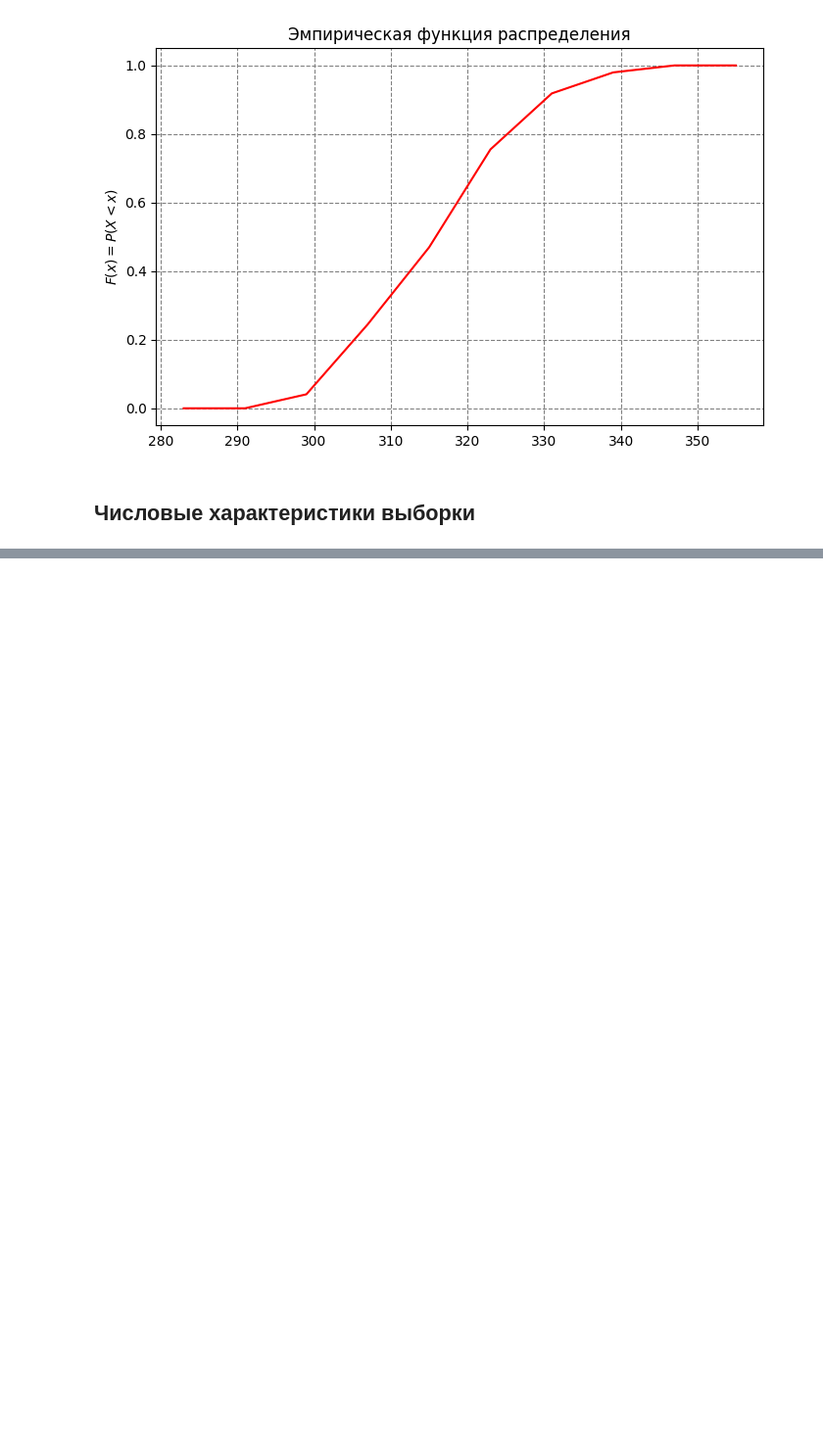
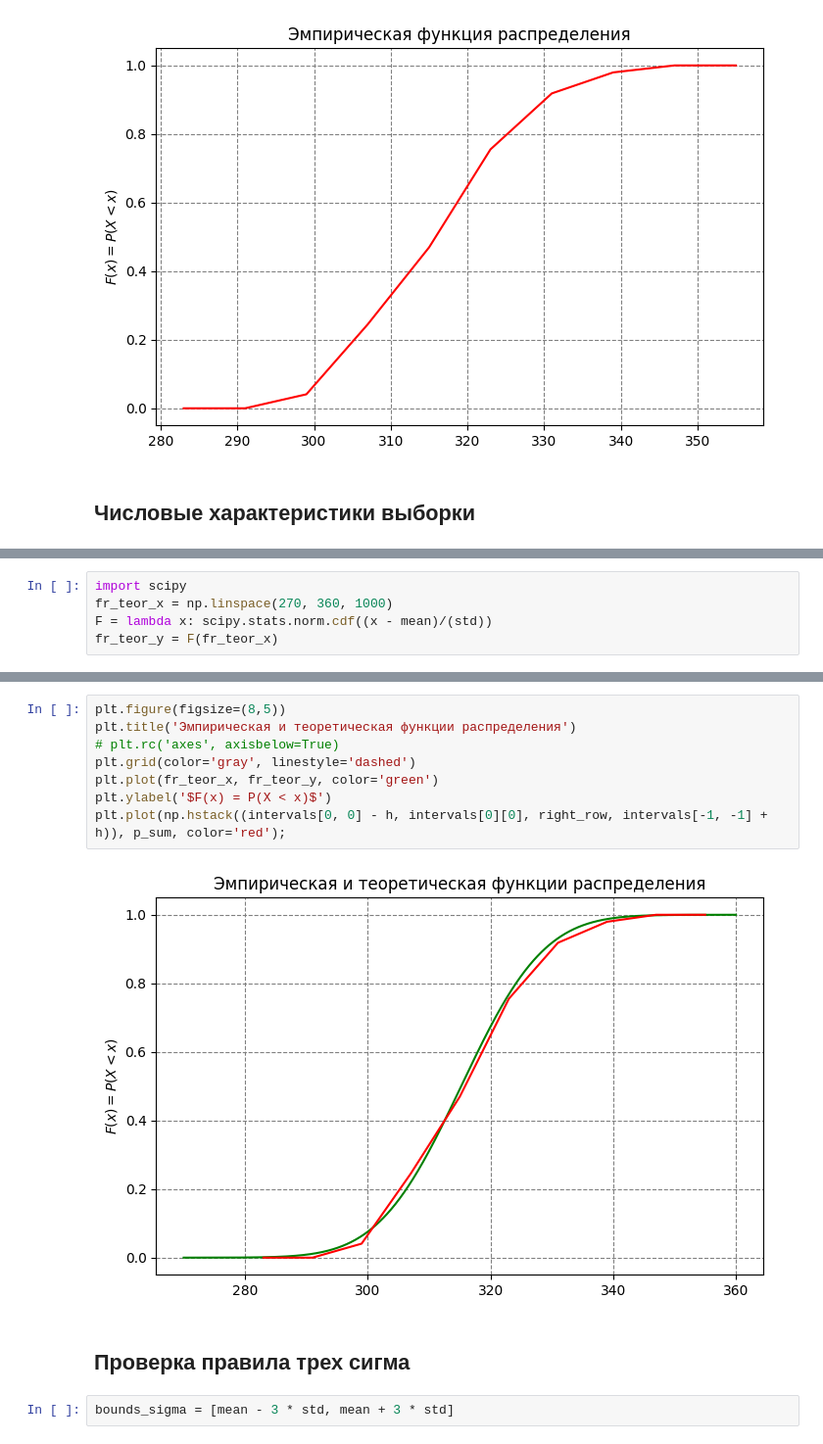
Before and after one commit to IvanBugaenko/NumericalMethods-Labs, a Jupyter notebook: terver/terver2.ipynb, the cells around one changed output, grey strips where cells are left out. Shown at 98% size. Drawn from its saved outputs; the diff is of its cells as text; blank space fills up the shorter version.

```diff
--- a/terver/terver2.ipynb
+++ b/terver/terver2.ipynb
@@ -132,0 +170,5 @@ print(f"""Выборочные характеристики:
+# %%
+import scipy
+fr_teor_x = np.linspace(270, 360, 1000)
+F = lambda x: scipy.stats.norm.cdf((x - mean)/(std))
+fr_teor_y = F(fr_teor_x)
@@ -132,0 +186,14 @@ print(f"""Выборочные характеристики:
+# %%
+plt.figure(figsize=(8,5))
+plt.title('Эмпирическая и теоретическая функции распределения')
+# plt.rc('axes', axisbelow=True)
+plt.grid(color='gray', linestyle='dashed')
+plt.plot(fr_teor_x, fr_teor_y, color='green')
+plt.ylabel('$F(x) = P(X < x)$')
+plt.plot(np.hstack((intervals[0, 0] - h, intervals[0][0], right_row, intervals[-1, -1] + h)), p_sum, color='red');
+# %% [output]
+[figure, added]
+# %% [markdown]
+## Проверка правила трех сигма
+# %%
+bounds_sigma = [mean - 3 * std, mean + 3 * std]
```
Also changed, not shown: parts of 14 cells of this notebook.
